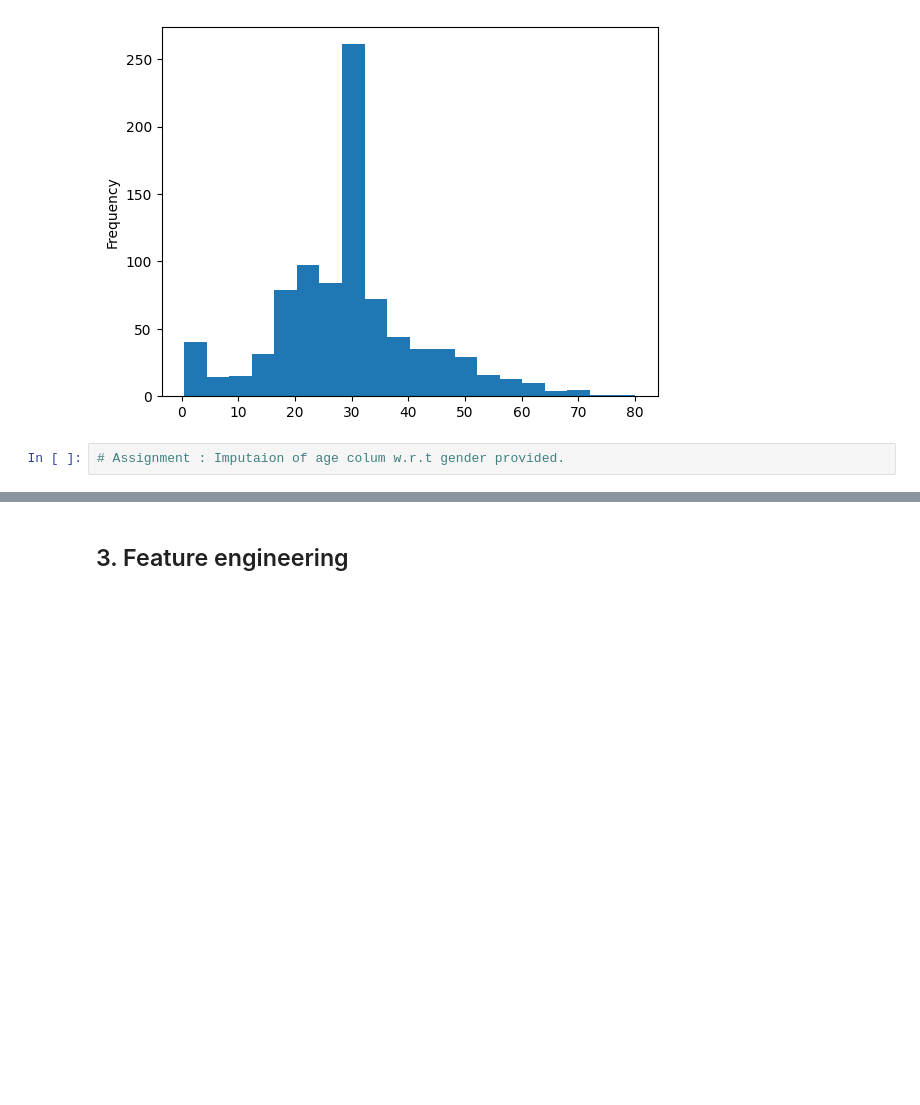
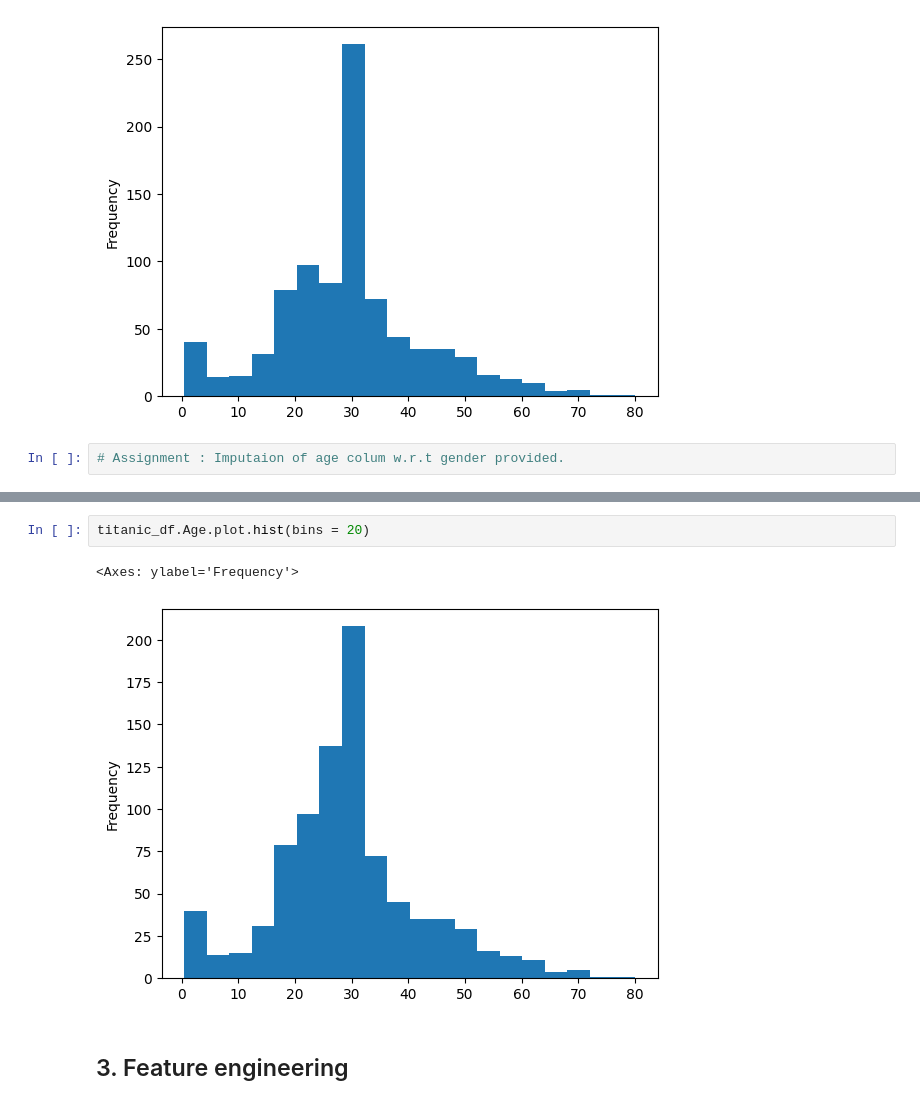
Before and after one commit to pratima55/skillDatascience, a Jupyter notebook: pandas/Data Manipulation.ipynb, the cells around one changed output, grey strips where cells are left out. Saved outputs shown, nothing was run; the diff lists cells and outputs as text; blank space fills up the shorter version.

```diff
--- a/pandas/Data Manipulation.ipynb
+++ b/pandas/Data Manipulation.ipynb
@@ -268,6 +249,11 @@ cd
 # %% [output]
 27.923076923076923 30.736518847006653
 np.int64(0)
+# %%
+titanic_df.Age.plot.hist(bins = 20)
+# %% [output]
+<Axes: ylabel='Frequency'>
+[figure, added]
 # %% [markdown]
 ## 3. Feature engineering
 # %%
```
Also changed, not shown: parts of 17 cells of this notebook, 7 other files.
